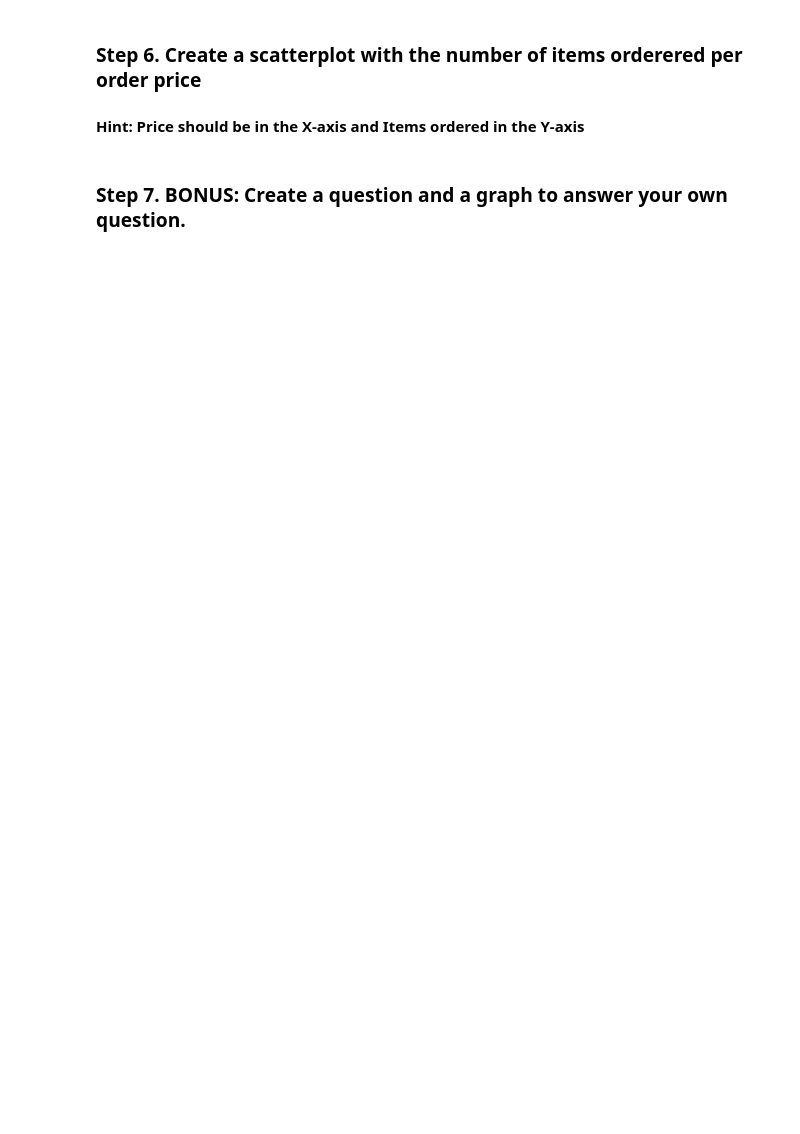
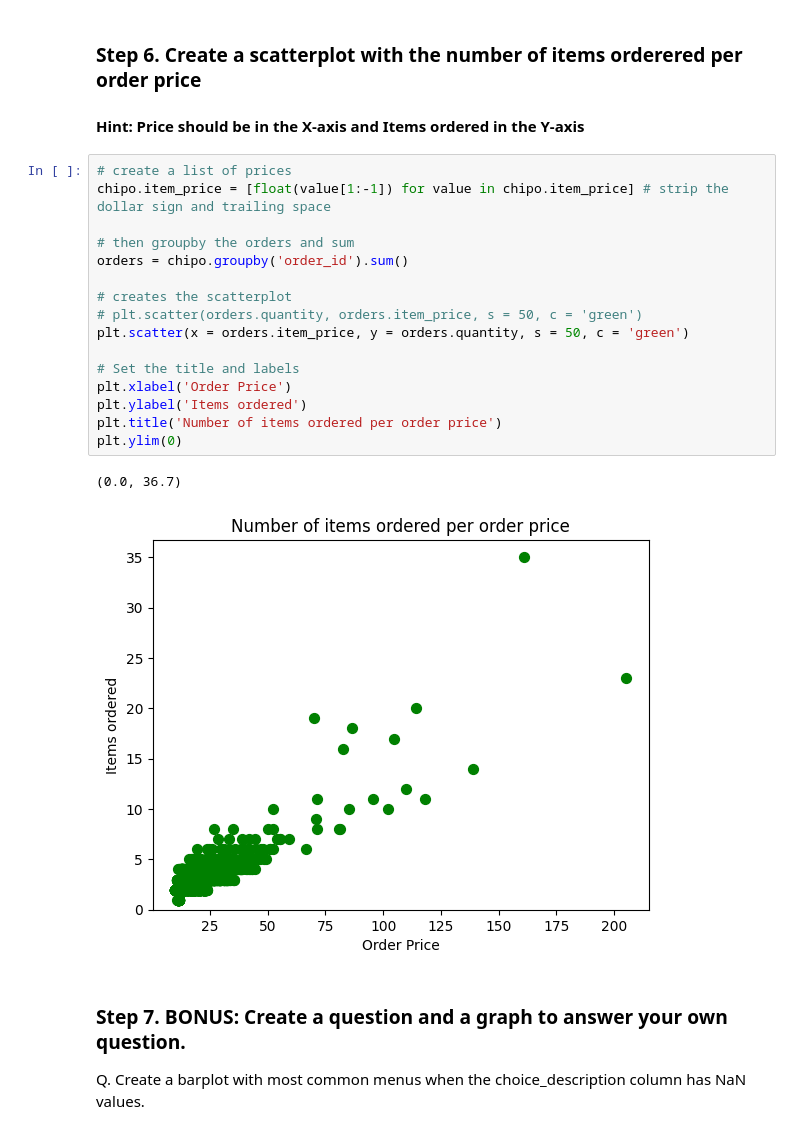
Before and after one commit to hanbiphyun/ESSA_YB, a Jupyter notebook: YB_0919(1)_exercises_chipotle_exercises.ipynb, the cells around one changed output. Saved outputs shown, nothing was run; the diff lists cells and outputs as text; blank space fills up the shorter version.

```diff
--- a/YB_0919(1)_exercises_chipotle_exercises.ipynb
+++ b/YB_0919(1)_exercises_chipotle_exercises.ipynb
@@ -49,5 +52,26 @@ plt.show()
 # %% [markdown]
 ### Step 6. Create a scatterplot with the number of items orderered per order price
 #### Hint: Price should be in the X-axis and Items ordered in the Y-axis
+# %%
+# create a list of prices
+chipo.item_price = [float(value[1:-1]) for value in chipo.item_price] # strip the dollar sign and trailing space
+
+# then groupby the orders and sum
+orders = chipo.groupby('order_id').sum()
+
+# creates the scatterplot
+# plt.scatter(orders.quantity, orders.item_price, s = 50, c = 'green')
+plt.scatter(x = orders.item_price, y = orders.quantity, s = 50, c = 'green')
+
+# Set the title and labels
+plt.xlabel('Order Price')
+plt.ylabel('Items ordered')
+plt.title('Number of items ordered per order price')
+plt.ylim(0)
+# %% [output]
+(0.0, 36.7)
+[figure, added]
 # %% [markdown]
 ### Step 7. BONUS: Create a question and a graph to answer your own question.
+
+Q. Create a barplot with most common menus when the choice_description column has NaN values.
```
Also changed, not shown: parts of 2 cells of this notebook.
